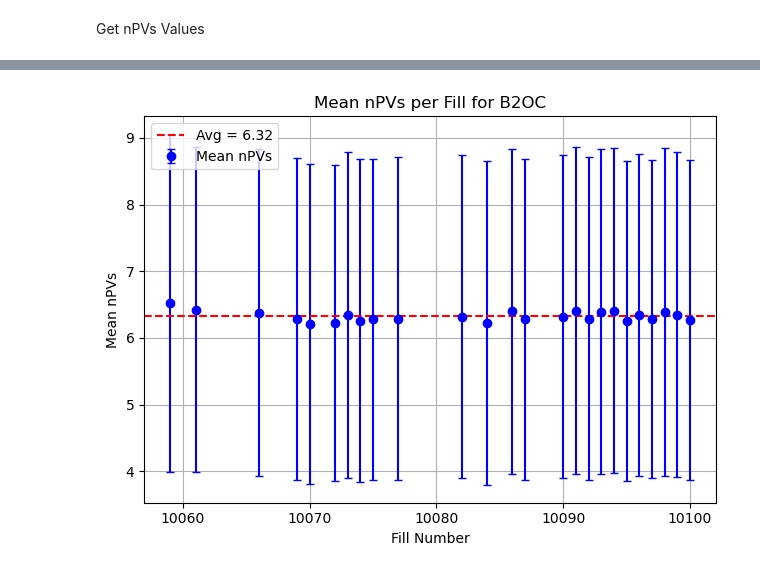
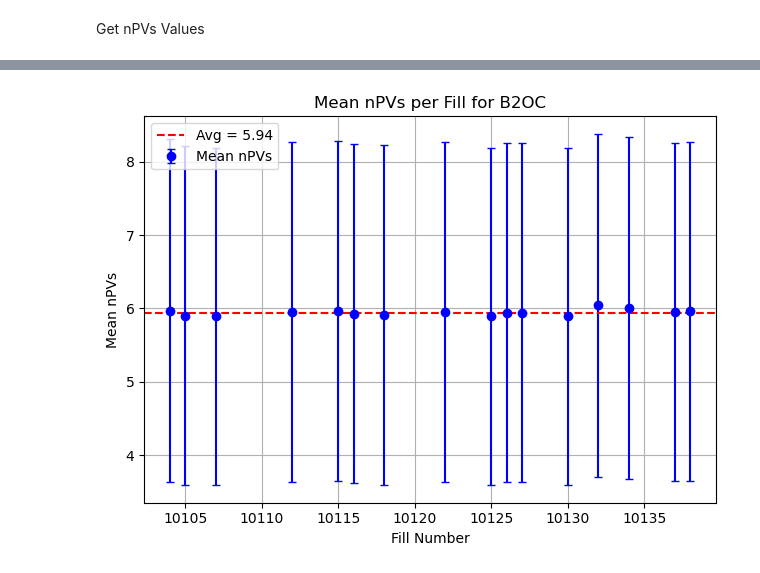
Before and after one commit to yasinghasmi/Bplus_TimeStability_LHCb, a Jupyter notebook: nPV_per_fill.ipynb, the cells around one changed output, grey strips where cells are left out. Drawn from its saved outputs; the diff is of its cells as text; code cells hidden in the pictures.

```diff
--- a/nPV_per_fill.ipynb
+++ b/nPV_per_fill.ipynb
@@ -334,11 +65,11 @@ for filepath in sorted(glob.glob(file_pattern)):
 
 
 # Make dictionaries for easier lookup
-b2oc_dict = {fill: (mean, std) for fill, mean, std in nPVs_data_b2oc}
-b2cc_dict = {fill: (mean, std) for fill, mean, std in nPVs_data_b2cc}
+b2oc_dict = {fill: (mean, std) for fill, mean, std in nPVs_data_b2oc_B5}
+b2cc_dict = {fill: (mean, std) for fill, mean, std in nPVs_data_b2cc_B5}
 
 # Final list of ratios with uncertainties
-nPVs_data = []
+nPVs_data_B5 = []
 
 for fill in sorted(b2oc_dict):
     if fill in b2cc_dict:
@@ -352,10 +83,10 @@ for fill in sorted(b2oc_dict):
         R = A / B
         sigma_R = R * math.sqrt((sigma_A / A)**2 + (sigma_B / B)**2)
 
-        nPVs_data.append((fill, round(R, 3), round(sigma_R, 3)))
+        nPVs_data_B5.append((fill, round(R, 3), round(sigma_R, 3)))
 
-# Print result
-print("nPVs_data = [")
-for entry in nPVs_data:
-    print(f"    {entry},")
-print("]")
+# # Print result
+# print("nPVs_data = [")
+# for entry in nPVs_data_B5:
+#     print(f"    {entry},")
+# print("]")
@@ -406,24 +123,70 @@ plt.show()
 # %%
+nPVs_data_b2oc_B6 = []
+extract_nPVs_stats(
+    file_pattern='/Users/ary/Desktop/Ramon Data/Fitted_Data_Clean_Bp_P/2024/Real/B2OC/NEW B2OC/2024_B2OC_DOWN_B6_F10*.root',
+    tree_name='ST-b2oc',
+    output_list=nPVs_data_b2oc_B6
+)
 
-# Separate into x (fill), y (mean), and yerr (stddev)
-fills = [entry[0] for entry in nPVs_data_b2cc]
-means = [entry[1] for entry in nPVs_data_b2cc]
-errors = [entry[2] for entry in nPVs_data_b2cc]
+# # Print result
+# for entry in nPVs_data_b2oc_B6:
+#     print(entry)
 
-# Compute average (zero-order fit)
-mean_average = np.mean(means)
+nPVs_data_b2cc_B6 = []
+extract_nPVs_stats(
+    file_pattern='/Users/ary/Desktop/Ramon Data/Fitted_Data_Clean_Bp_P/2024/Real/B2CC/B6/2024_B2CC_DOWN_B6_F10*.root',
+    tree_name='ST-b2cc',
+    output_list=nPVs_data_b2cc_B6
+)
 
-# Plot with error bars
-plt.errorbar(fills, means, yerr=errors, fmt='o', capsize=3, color='blue', label='Mean nPVs')
-plt.axhline(mean_average, color='red', linestyle='--', label=f'Avg = {mean_average:.2f}')
 
-# Labels and layout
-plt.xlabel("Fill Number")
-plt.ylabel("Mean nPVs")
-plt.title("Mean nPVs per Fill for B2OC")
-plt.grid(True)
-plt.legend()
-plt.tight_layout()
-plt.show()
+# Make dictionaries for easier lookup
+b2oc_dict = {fill: (mean, std) for fill, mean, std in nPVs_data_b2oc_B6}
+b2cc_dict = {fill: (mean, std) for fill, mean, std in nPVs_data_b2cc_B6}
+
+# Final list of ratios with uncertainties
+nPVs_data_B6 = []
+
+for fill in sorted(b2oc_dict):
+    if fill in b2cc_dict:
+        A, sigma_A = b2oc_dict[fill]
+        B, sigma_B = b2cc_dict[fill]
+
+        if B == 0:
+            print(f"Warning: Skipping fill {fill} due to zero denominator.")
+            continue
+
+        R = A / B
+        sigma_R = R * math.sqrt((sigma_A / A)**2 + (sigma_B / B)**2)
+
+        nPVs_data_B6.append((fill, round(R, 3), round(sigma_R, 3)))
+
+# # Print result
+# print("nPVs_data = [")
+# for entry in nPVs_data_B6:
+#     print(f"    {entry},")
+# print("]")
+
+for nPVs_datas in [nPVs_data_b2oc_B6, nPVs_data_b2cc_B6, nPVs_data_B6]:
+    # Separate into x (fill), y (mean), and yerr (stddev)
+    fills = [entry[0] for entry in nPVs_datas]
+    means = [entry[1] for entry in nPVs_datas]
+    errors = [entry[2] for entry in nPVs_datas]
+
+    # Compute average (zero-order fit)
+    mean_average = np.mean(means)
+
+    # Plot with error bars
+    plt.errorbar(fills, means, yerr=errors, fmt='o', capsize=3, color='blue', label='Mean nPVs')
+    plt.axhline(mean_average, color='red', linestyle='--', label=f'Avg = {mean_average:.2f}')
+
+    # Labels and layout
+    plt.xlabel("Fill Number")
+    plt.ylabel("Mean nPVs")
+    plt.title(f"Mean nPVs per Fill for {'B2OC' if nPVs_datas == nPVs_data_b2oc_B6 else 'B2CC' if nPVs_datas == nPVs_data_b2cc_B6 else 'Ratio'}")
+    plt.grid(True)
+    plt.legend()
+    plt.tight_layout()
+    plt.show()
 # %% [output]
-[figure, old version]
+[figure, new version]
```
Also changed, not shown: parts of 18 cells of this notebook, 3 other files.
